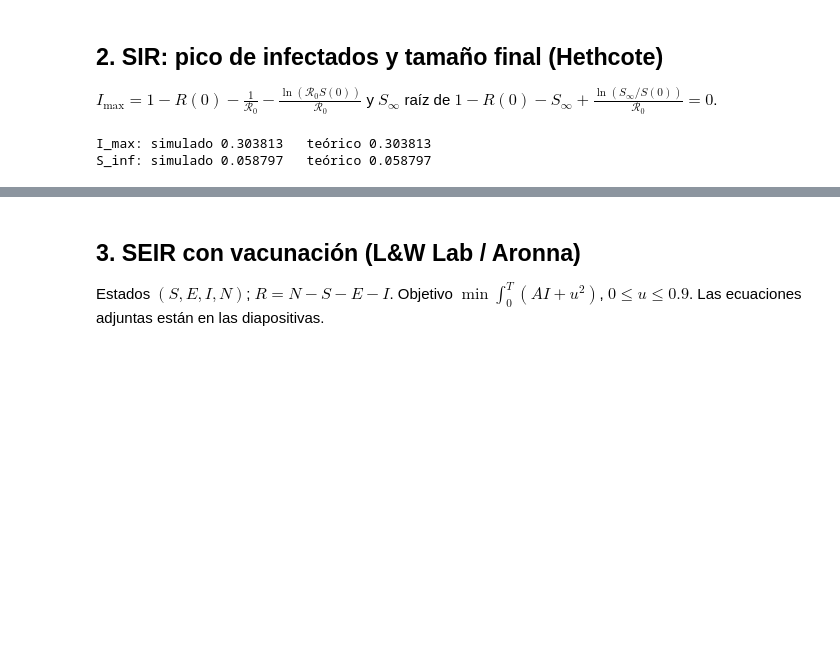
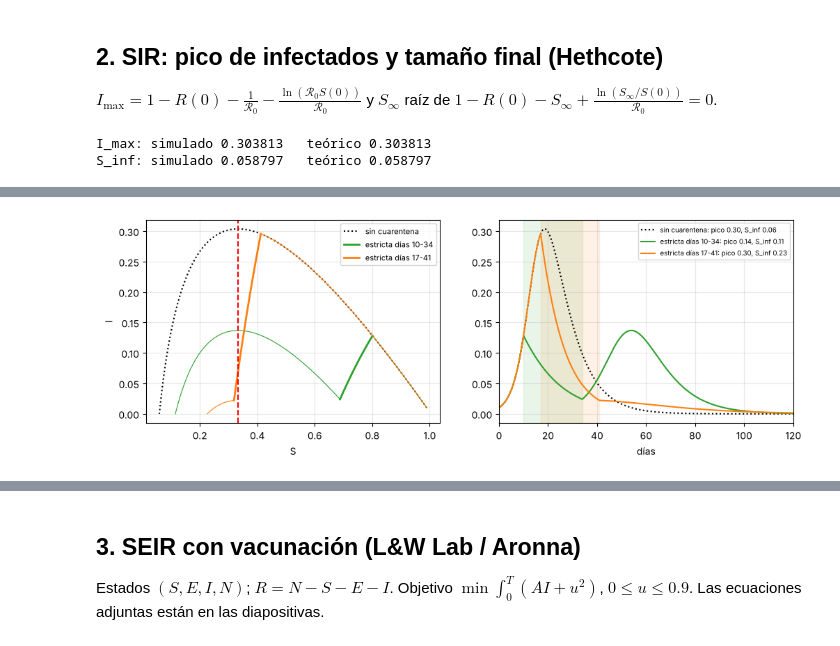
Before and after one commit to csfvega-arg/Colabs-materia-control, a Jupyter notebook: clase06.ipynb, the cells around one changed output, grey strips where cells are left out. Cells and saved outputs as stored; diff of their text form; code cells hidden in the pictures; blank space fills up the shorter version.

```diff
--- a/clase06.ipynb
+++ b/clase06.ipynb
@@ -91,0 +134,17 @@ S_inf: simulado 0.058797   teórico 0.058797
+# %%
+fig, ax = plt.subplots(1, 2, figsize=(12, 3.8))
+t, y = sir_ctrl(lambda t: sf, lambda t: 0.0, T=300)
+ax[0].plot(y[0], y[1], 'k:', label='sin cuarentena'); ax[1].plot(t, y[1], 'k:', label=f'sin cuarentena: pico {y[1].max():.2f}, S_inf {y[0][-1]:.2f}')
+for a, col in [(10, 'tab:green'), (17, 'tab:orange')]:
+    sig = lambda t, a=a: ss if a <= t < a + 24 else sf
+    f = lambda t, y, sig=sig: [-gam7*sig(t)*y[0]*y[1], gam7*y[1]*(sig(t)*y[0] - 1)]
+    sol = solve_ivp(f, [0, 300], [0.99, 0.01], max_step=0.1, rtol=1e-8)
+    m = (sol.t >= a) & (sol.t < a + 24)
+    ax[0].plot(sol.y[0], sol.y[1], color=col, lw=0.8)
+    ax[0].plot(sol.y[0][m], sol.y[1][m], color=col, lw=2, label=f'estricta días {a}-{a+24}')
+    ax[1].plot(sol.t, sol.y[1], color=col, label=f'estricta días {a}-{a+24}: pico {sol.y[1].max():.2f}, S_inf {sol.y[0][-1]:.2f}')
+    ax[1].axvspan(a, a + 24, color=col, alpha=0.1)
+ax[0].axvline(1/sf, ls='--', c='r'); ax[0].set_xlabel('S'); ax[0].set_ylabel('I'); ax[0].legend(fontsize=8)
+ax[1].set_xlim(0, 120); ax[1].set_xlabel('días'); ax[1].legend(fontsize=7); plt.show()
+# %% [output]
+[figure, added]
```
Also changed, not shown: parts of 22 cells of this notebook.
